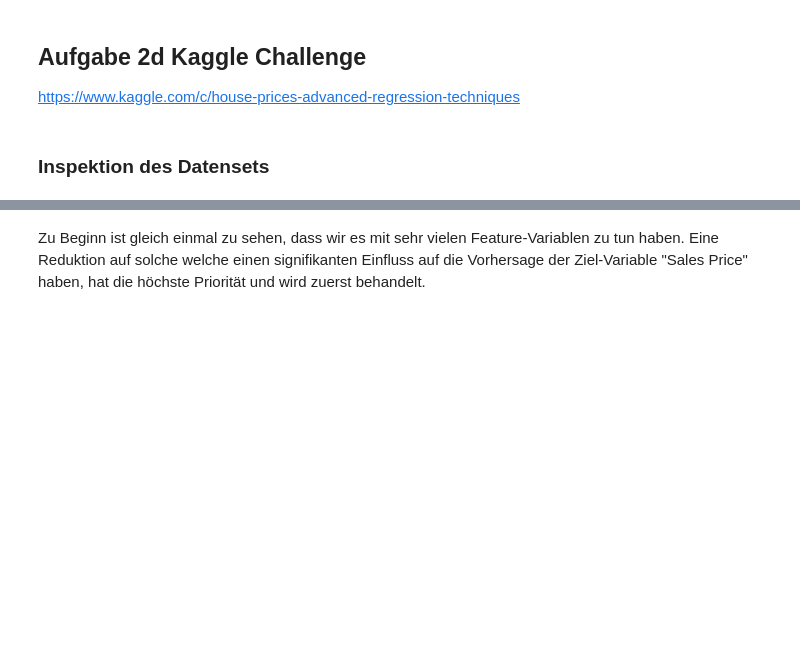
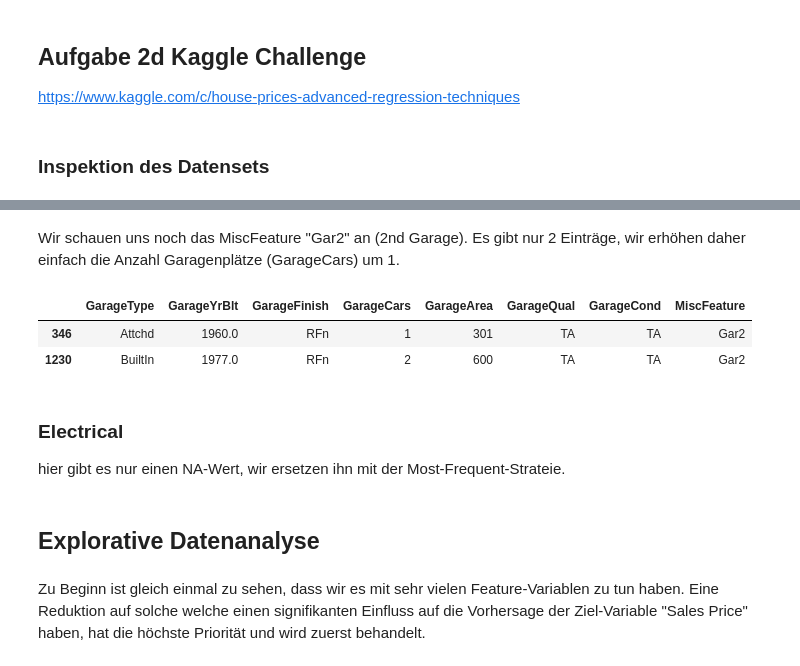
Before and after one commit to AndreasBleyel/AlgoProjekt, a Jupyter notebook: FeatureEng.ipynb, the cells around one changed output, grey strips where cells are left out. Cells and saved outputs as stored; diff of their text form; code cells hidden in the pictures; blank space fills up the shorter version.

```diff
--- a/FeatureEng.ipynb
+++ b/FeatureEng.ipynb
@@ -31,0 +195,10 @@ train.head(3)
+# %%
+data = pd.concat([data, dummies[['Shed', 'TenC']]],axis=1)
+# %% [markdown]
+Wir schauen uns noch das MiscFeature "Gar2" an (2nd Garage). Es gibt nur 2 Einträge, wir erhöhen daher einfach die Anzahl Garagenplätze (GarageCars) um 1.
+# %%
+data.loc[data.MiscFeature == 'Gar2', data.columns.str.startswith('Garage') | (data.columns == 'MiscFeature')]
+# %% [output]
+|  | GarageType | GarageYrBlt | GarageFinish | GarageCars | GarageArea | GarageQual | GarageCond | MiscFeature |
+| 346 | Attchd | 1960.0 | RFn | 1 | 301 | TA | TA | Gar2 |
+| 1230 | BuiltIn | 1977.0 | RFn | 2 | 600 | TA | TA | Gar2 |
@@ -31,0 +208,4 @@ train.head(3)
+# %% [markdown]
+### Electrical
+
+hier gibt es nur einen NA-Wert, wir ersetzen ihn mit der Most-Frequent-Strateie.
@@ -32,3 +215,5 @@ train.head(3)
+# %% [markdown]
+## Explorative Datenanalyse
 # %% [markdown]
 Zu Beginn ist gleich einmal zu sehen, dass wir es mit sehr vielen Feature-Variablen zu tun haben. Eine Reduktion auf solche welche einen signifikanten Einfluss auf die Vorhersage der Ziel-Variable "Sales Price" haben, hat die höchste Priorität und wird zuerst behandelt.
 # %%
```
Also changed, not shown: parts of 56 cells of this notebook, 1 other file.
